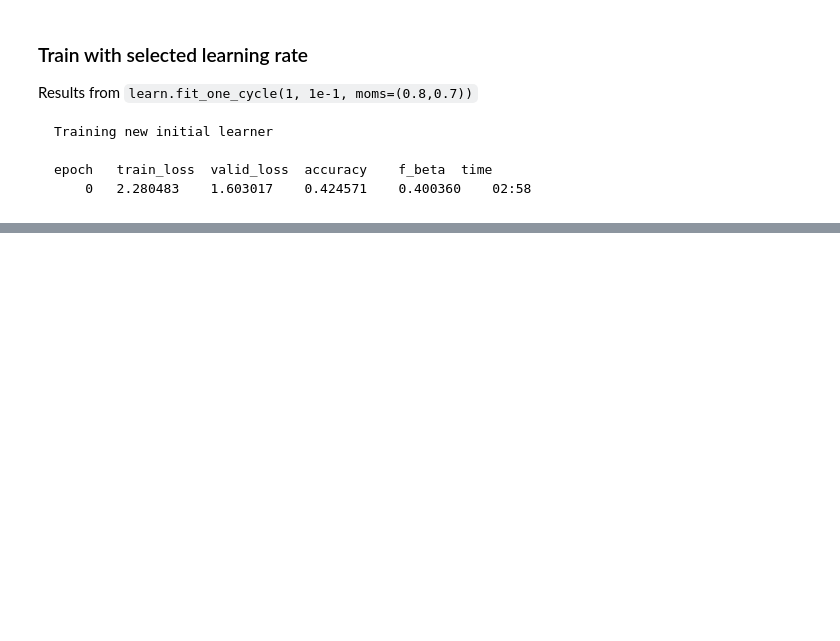
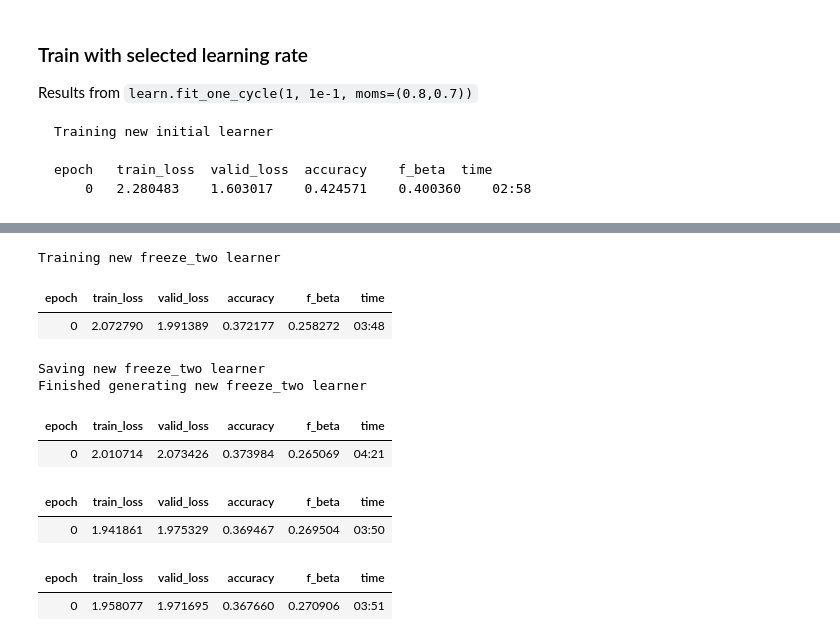
Before and after one commit to magic-lantern/nlp-transfer-learning, a Jupyter notebook: sourcecode/mimic_nlp_classifier_los.ipynb, the cells around one changed output, grey strips where cells are left out. Saved outputs shown, nothing was run; the diff lists cells and outputs as text; code cells hidden in the pictures; blank space fills up the shorter version.

```diff
--- a/sourcecode/mimic_nlp_classifier_los.ipynb
+++ b/sourcecode/mimic_nlp_classifier_los.ipynb
@@ -617,17 +635,44 @@ With `learn.fit_one_cycle(1, slice(1e-2/(2.6**4),1e-2), moms=(0.8,0.7))`
 # %%
 if os.path.isfile(str(freeze_two) + '.pth'):
     learn.load(freeze_two)
     print('loaded freeze_two learner')
 else:
     print('Training new freeze_two learner')
     learn.freeze_to(-2)
-    learn.fit_one_cycle(1, slice(1e-2/(2.6**4),1e-2), moms=(0.8,0.7),
+    learn.fit_one_cycle(1, slice(5e-2/(2.6**4),5e-2), moms=(0.8,0.7),
                        callbacks=[
                            callbacks.CSVLogger(learn, filename=training_history_file, append=True)
                        ])
     print('Saving new freeze_two learner')
     learn.save(freeze_two)
     print('Finished generating new freeze_two learner')
+# %% [output]
+Training new freeze_two learner
+| epoch | train_loss | valid_loss | accuracy | f_beta | time |
+| 0 | 2.072790 | 1.991389 | 0.372177 | 0.258272 | 03:48 |
+Saving new freeze_two learner
+Finished generating new freeze_two learner
+# %%
+learn.load(freeze_two)
+learn.freeze_to(-3)
+learn.fit_one_cycle(1, slice(5e-2/(2.6**4),5e-2), moms=(0.8,0.7))
+# %% [output]
+| epoch | train_loss | valid_loss | accuracy | f_beta | time |
+| 0 | 2.010714 | 2.073426 | 0.373984 | 0.265069 | 04:21 |
+# %%
+learn.load(freeze_two)
+learn.freeze_to(-3)
+learn.fit_one_cycle(1, slice(1e-2/(2.6**4),1e-2), moms=(0.8,0.7))
+# %% [output]
+| epoch | train_loss | valid_loss | accuracy | f_beta | time |
+| 0 | 1.941861 | 1.975329 | 0.369467 | 0.269504 | 03:50 |
+# %%
+learn.load(freeze_two)
+learn.freeze_to(-3)
+learn.fit_one_cycle(1, slice(5e-3/(2.6**4),5e-3), moms=(0.8,0.7))
+# %% [output]
+| epoch | train_loss | valid_loss | accuracy | f_beta | time |
+| 0 | 1.958077 | 1.971695 | 0.367660 | 0.270906 | 03:51 |
 # %%
 if os.path.isfile(str(freeze_three) + '.pth'):
     learn.load(freeze_three)
```
Also changed, not shown: parts of 12 cells of this notebook, 3 other files.
